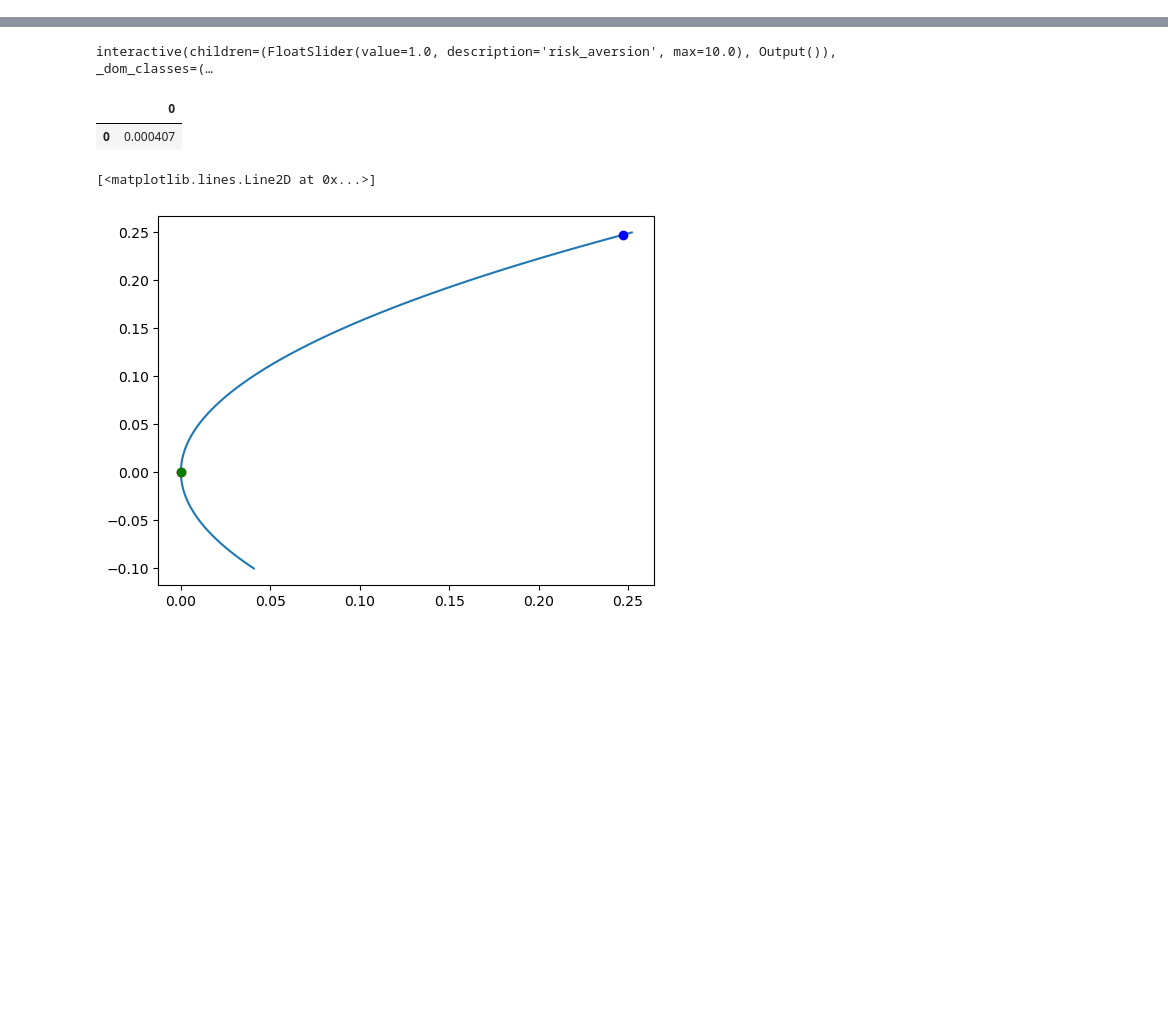
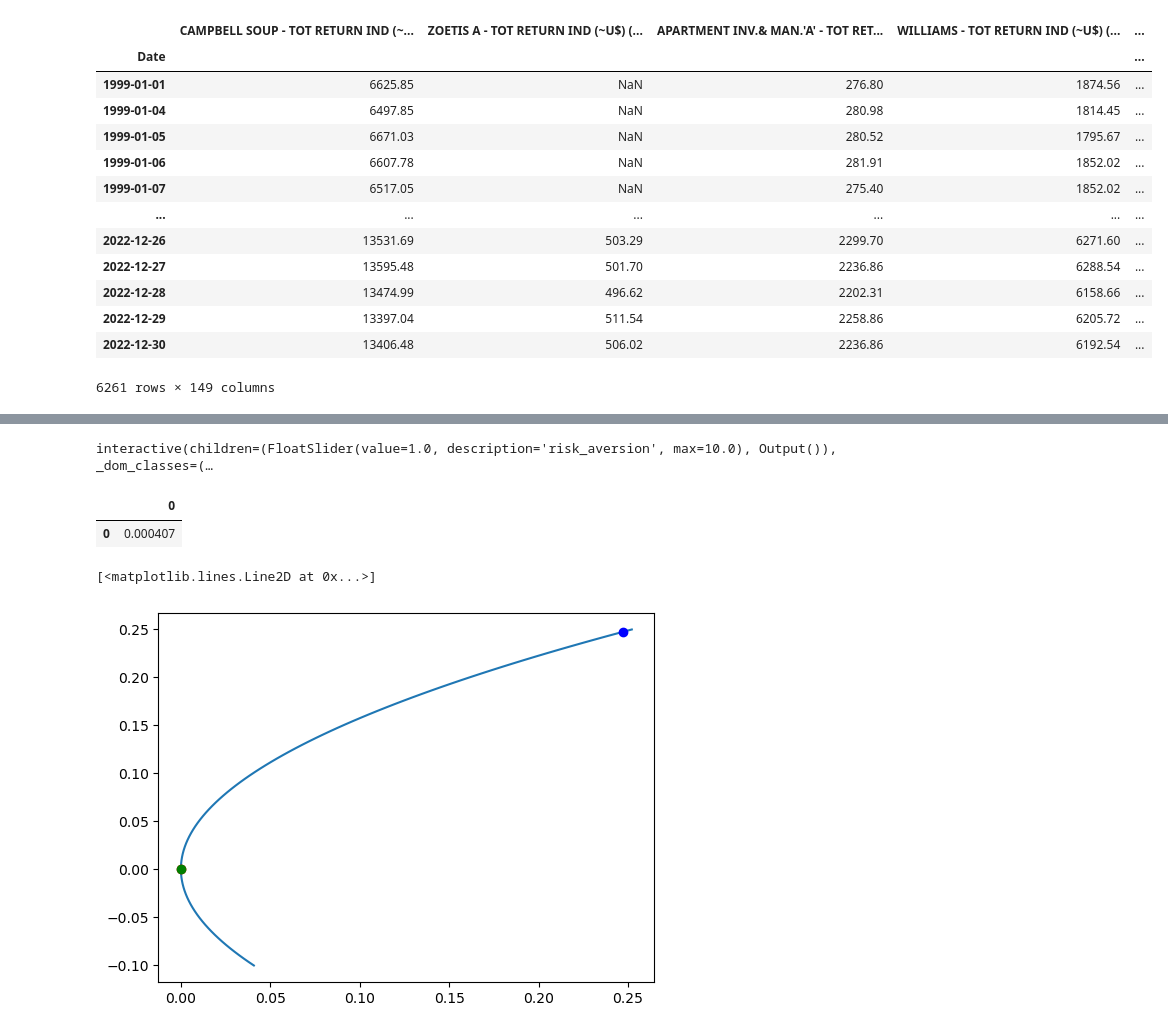
Before and after one commit to victoriawong1123/quant_asset, a Jupyter notebook: project_testing/qarm_self.ipynb, the cells around one changed output, grey strips where cells are left out. Saved outputs shown, nothing was run; the diff lists cells and outputs as text; code cells hidden in the pictures; blank space fills up the shorter version.

```diff
--- a/project_testing/qarm_self.ipynb
+++ b/project_testing/qarm_self.ipynb
@@ -9,8 +9,24 @@ from ipywidgets import interact, widgets
 # %%
 market_cap = pd.read_excel('Group_G copy.xlsx', sheet_name=1)
 price_index = pd.read_excel('Group_G copy.xlsx', sheet_name=2, index_col='Date')
 revenue = pd.read_excel('Group_G copy.xlsx', sheet_name=3)
 emission = pd.read_excel('Group_G copy.xlsx', sheet_name=4)
+price_index
+# %% [output]
+|  | CAMPBELL SOUP - TOT RETURN IND (~... | ZOETIS A - TOT RETURN IND (~U$) (... | APARTMENT INV.& MAN.'A' - TOT RET... | WILLIAMS - TOT RETURN IND (~U$) (... | ... |
+| Date |  |  |  |  | ... |
+| 1999-01-01 | 6625.85 | NaN | 276.80 | 1874.56 | ... |
+| 1999-01-04 | 6497.85 | NaN | 280.98 | 1814.45 | ... |
+| 1999-01-05 | 6671.03 | NaN | 280.52 | 1795.67 | ... |
+| 1999-01-06 | 6607.78 | NaN | 281.91 | 1852.02 | ... |
+| 1999-01-07 | 6517.05 | NaN | 275.40 | 1852.02 | ... |
+| ... | ... | ... | ... | ... | ... |
+| 2022-12-26 | 13531.69 | 503.29 | 2299.70 | 6271.60 | ... |
+| 2022-12-27 | 13595.48 | 501.70 | 2236.86 | 6288.54 | ... |
+| 2022-12-28 | 13474.99 | 496.62 | 2202.31 | 6158.66 | ... |
+| 2022-12-29 | 13397.04 | 511.54 | 2258.86 | 6205.72 | ... |
+| 2022-12-30 | 13406.48 | 506.02 | 2236.86 | 6192.54 | ... |
+6261 rows × 149 columns
 # %%
 def assets_returns(assets, period, compounded=True):
     if not compounded:
```
Also changed, not shown: parts of 45 cells of this notebook.
